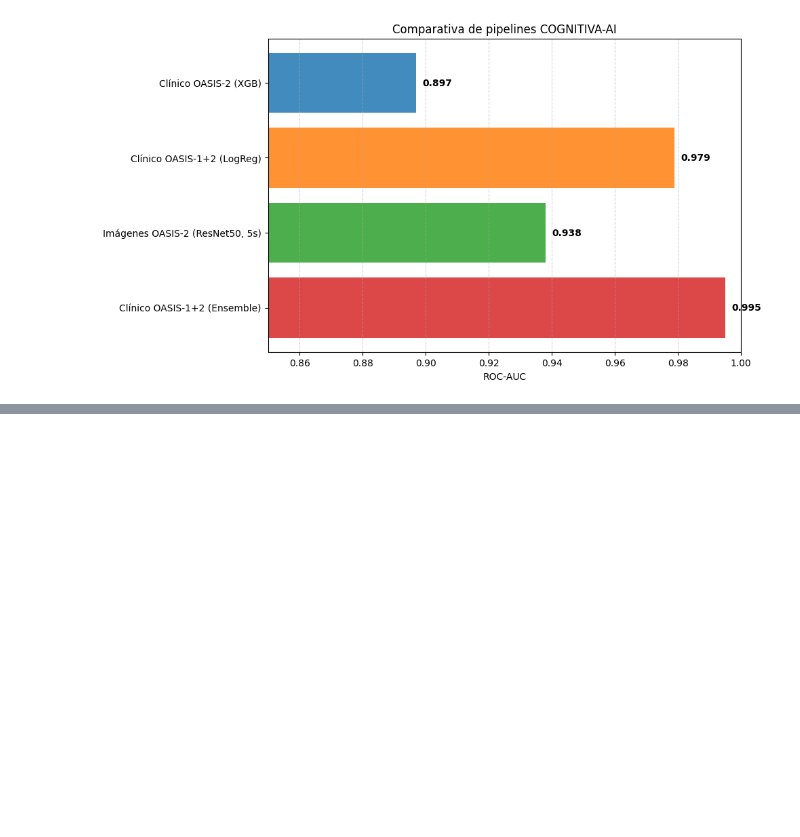
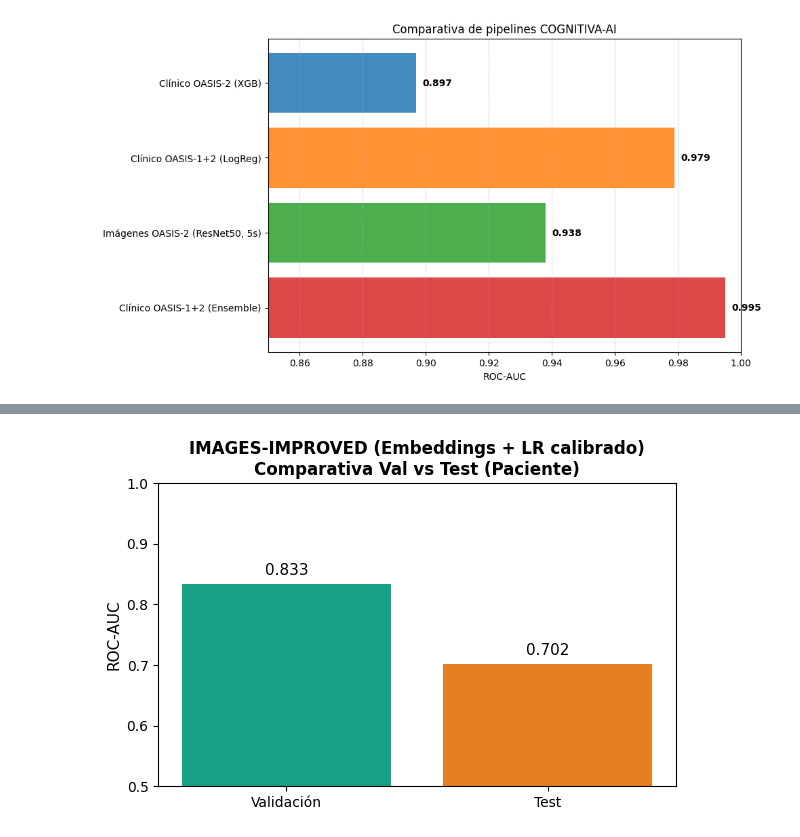
Before and after one commit to fran-eliot/cognitiva-ai, a Jupyter notebook: grafico.ipynb, the cells around one changed output, grey strips where cells are left out. Cells and saved outputs as stored; diff of their text form; code cells hidden in the pictures; blank space fills up the shorter version.

```diff
--- a/grafico.ipynb
+++ b/grafico.ipynb
@@ -28,0 +78,30 @@ plt.show()
+# %%
+import matplotlib.pyplot as plt
+import numpy as np
+import os
+
+os.makedirs("graficos", exist_ok=True)
+
+# Métricas paciente-nivel (IMAGES-IMPROVED con embeddings + LR calibrado)
+auc_val  = 0.833
+auc_test = 0.702
+
+labels = ["Validación", "Test"]
+values = [auc_val, auc_test]
+colors = ["#16a085", "#e67e22"]  # verde azulado y naranja (coherentes con la paleta anterior)
+
+plt.figure(figsize=(6, 4))
+bars = plt.bar(labels, values, color=colors)
+plt.ylim(0.5, 1.0)
+plt.ylabel("ROC-AUC", fontsize=11)
+plt.title("IMAGES-IMPROVED (Embeddings + LR calibrado)\nComparativa Val vs Test (Paciente)", fontsize=12, weight="bold")
+
+for bar, score in zip(bars, values):
+    plt.text(bar.get_x() + bar.get_width()/2, score + 0.01, f"{score:.3f}",
+             ha="center", va="bottom", fontsize=11)
+
+plt.tight_layout()
+plt.savefig("graficos/comparativa_images_improved_val_test_auc.png", dpi=150)
+plt.show()
+# %% [output]
+[figure, added]
```
Also changed, not shown: parts of 3 cells of this notebook, 6 other files.
